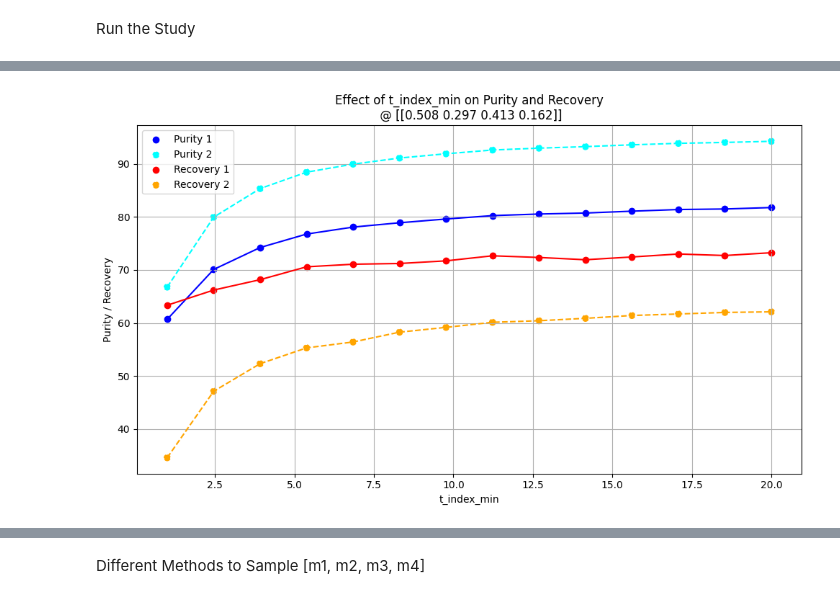
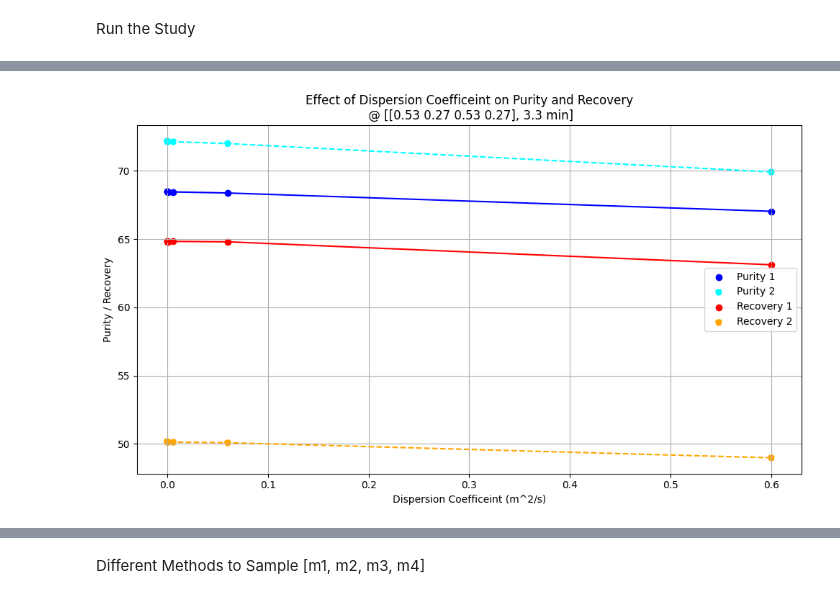
Before and after one commit to Nawa-Punabantu/Opt_Algos, a Jupyter notebook: Da_effect_on_purity.ipynb, the cells around one changed output, grey strips where cells are left out. Saved outputs shown, nothing was run; the diff lists cells and outputs as text; code cells hidden in the pictures.

```diff
--- a/Da_effect_on_purity.ipynb
+++ b/Da_effect_on_purity.ipynb
@@ -1525,8 +1525,6 @@ def get_Pe(Qj, L_col, d_col, D_comp):
   """
   Cacluates Pe for all zones
   """
-  comp_num = len(D_all)
-
   # Calculate the radius
   r_col = d_col / 2
   # Calculate the area of the base
@@ -1543,7 +1541,7 @@ def get_Pe(Qj, L_col, d_col, D_comp):
 def obj_con(X):
   """Feasibility weighted objective; zero if not feasible.
 
-    X = [m1, m2, m3, m4, t_index]
+    X = [m1, m2, m3, m4, t_index, D]
 
   """
   X = np.array(X)
@@ -1556,9 +1554,11 @@ def obj_con(X):
       Rec = np.zeros(2)
       # Unpack and convert to float and np.arrays from torch.tensors:
       m1, m2, m3, m4 = float(X[0]), float(X[1]), float(X[2]),  float(X[3])
-      t_index_min = X[-1]
+      t_index_min = float(X[4])
+      D = float(X[5])
+      D_all = [D,D]
 
-      print(f'[m1, m2, m3, m4]: [{m1}, {m2}, {m3}, {m4}], t_index: {t_index_min}')
+      print(f'[m1, m2, m3, m4]: [{m1}, {m2}, {m3}, {m4}], t_index: {t_index_min}, Dispersion: {D} cm^2/s')
 
       Q_I, Q_II, Q_III, Q_IV = mj_to_Qj(m1, t_index_min, V_col, e), mj_to_Qj(m2, t_index_min, V_col, e), mj_to_Qj(m3, t_index_min, V_col, e), mj_to_Qj(m4, t_index_min, V_col, e)
       Q_internal = np.array([Q_I, Q_II, Q_III, Q_IV]) # cm^3/s
@@ -1580,9 +1580,11 @@ def obj_con(X):
       print(f'----------------------------------')
 
       # print(f'Q_internal type: {type(Q_internal)}')
-
+      # Ref: SMB_inputs = [iso_type, Names, color, num_comp, nx_per_col, e, D_all, Bm, zone_config, L, d_col, d_in, t_index_min, n_num_cycles, Q_internal, parameter_sets]
+      SMB_inputs[6] = D_all # Update Dispersion coefficeints
       SMB_inputs[12] = t_index_min  # Update t_index
       SMB_inputs[14] = Q_internal # Update Q_internal
+
 
       results = SMB(SMB_inputs)
 
@@ -1621,7 +1623,7 @@ def obj_con(X):
           if np.shape(X)[-1] == 4: # when we are generating the initial smaples (we have all the flowrates already)
               # Unpack and convert to float and np.arrays from torch.tensors:
               m1, m2, m3, m4 = float(X[i,0]), float(X[i,1]), float(X[i,2]), float(X[i,3])
-              t_index_min = X[i, -1]
+              t_index_min, D_all = float(X[i, 4]), X[i, 5]
               print(f'[m1, m2, m3, m4]: [{m1}, {m2}, {m3}, {m4}], t_index: {t_index_min}')
               Q_I, Q_II, Q_III, Q_IV = mj_to_Qj(m1), mj_to_Qj(m2), mj_to_Qj(m3), mj_to_Qj(m4)
               Q_internal = np.array([Q_I, Q_II, Q_III, Q_IV]) # cm^3/s
@@ -1658,6 +1660,8 @@ def obj_con(X):
 
           # print(f'Q_internal type: {type(Q_internal)}')
           # Update SMB_inputs:
+          # Ref: SMB_inputs = [iso_type, Names, color, num_comp, nx_per_col, e, D_all, Bm, zone_config, L, d_col, d_in, t_index_min, n_num_cycles, Q_internal, parameter_sets]
+          SMB_inputs[6] = D_all # Update Dispersion coefficeints
           SMB_inputs[12] = t_index_min  # Update t_index
           SMB_inputs[14] = Q_internal # Update Q_internal
 
@@ -1687,23 +1691,23 @@ def obj_con(X):
 # %% [markdown]
 Run the Study
 # %%
-m_0 = 0.5080663274920921
-m_1 = 0.29673869891326793
-m_2 = 0.41276171068203416
-m_3 = 0.16206913168166412
-t_index_min = 3.3 # min
+
 
 import numpy as np
 import matplotlib.pyplot as plt
 
-def Pe_effect(t_min, t_max, n):
+def D_effect(m_0, m_1, m_2, m_3, t_index_min, D_list):
+    #  Initialize
+    n = len(D_list)
     pur = np.zeros((n, 2))
     rec = np.zeros((n, 2))
     Q_internal = np.zeros((n, 4))
-    t_range = np.linspace(t_min, t_max, n)
 
-    for i, t_index_min in enumerate(t_range):
-        X = np.array([m_0, m_1, m_2, m_3, t_index_min])
+    # Unpack
+
+
+    for i, D in enumerate(D_list):
+        X = np.array([m_0, m_1, m_2, m_3, t_index_min, D])
         y = obj_con(X)
         rec[i, :] = y[0]
         pur[i, :] = y[1]
@@ -1712,33 +1716,47 @@ def Pe_effect(t_min, t_max, n):
     # Plotting
     plt.figure(figsize=(10, 6))
 
-    plt.scatter(t_range, pur[:, 0]*100, label='Purity 1', color='blue')
-    plt.scatter(t_range, pur[:, 1]*100, label='Purity 2', color='cyan', linestyle='--')
-    plt.scatter(t_range, rec[:, 0]*100, label='Recovery 1', color='red')
-    plt.scatter(t_range, rec[:, 1]*100, label='Recovery 2', color='orange', linestyle='--')
+    plt.scatter(D_list, pur[:, 0]*100, label='Purity 1', color='blue')
+    plt.scatter(D_list, pur[:, 1]*100, label='Purity 2', color='cyan', linestyle='--')
+    plt.scatter(D_list, rec[:, 0]*100, label='Recovery 1', color='red')
+    plt.scatter(D_list, rec[:, 1]*100, label='Recovery 2', color='orange', linestyle='--')
 
-    plt.plot(t_range, pur[:, 0]*100, color='blue')
-    plt.plot(t_range, pur[:, 1]*100, color='cyan', linestyle='--')
-    plt.plot(t_range, rec[:, 0]*100, color='red')
-    plt.plot(t_range, rec[:, 1]*100, color='orange', linestyle='--')
+    plt.plot(D_list, pur[:, 0]*100, color='blue')
+    plt.plot(D_list, pur[:, 1]*100, color='cyan', linestyle='--')
+    plt.plot(D_list, rec[:, 0]*100, color='red')
+    plt.plot(D_list, rec[:, 1]*100, color='orange', linestyle='--')
 
-    plt.xlabel('t_index_min')
+    plt.xlabel('Dispersion Coefficeint (m^2/s)')
     plt.ylabel('Purity / Recovery')
     mj = np.array([m_0, m_1, m_2, m_3])
-    plt.title(f'Effect of t_index_min on Purity and Recovery\n @ [{np.round(mj, 3)}]')
+    plt.title(f'Effect of Dispersion Coefficeint on Purity and Recovery\n @ [{np.round(mj, 3)}, {t_index_min} min]')
     plt.legend()
     plt.grid(True)
     plt.tight_layout()
     plt.show()
 
-    return rec, pur, Q_internal, t_range
+    return rec, pur, Q_internal
 
 
 
 # Usage
-t_min = 1 # min
-t_max = 20 # min
-n = 14
+# PRAMETERS:
+m_0 = 0.5080663274920921
+m_1 = 0.29673869891326793
+m_2 = 0.41276171068203416
+m_3 = 0.16206913168166412
 
-rec, pur, Q_internal_new, t_range = Pe_effect(t_min, t_max, n)
+
+#  Eq-Traingle Apex:
+m_0 = 0.53
+m_1 = 0.27
+m_2 = 0.53
+m_3 = 0.27
+
+t_index_min = 3.3 # min
+D_list = np.array([6e-1, 6e-2, 6e-3, 6e-4, 6e-5, 6e-6, 6e-7])
+
+
+# APPLY:
+rec, pur, Q_internal_new = D_effect(m_0, m_1, m_2, m_3, t_index_min, D_list)
 # %% [output]
@@ -1761,5 +1779,5 @@ rec1: 0.7324804540158771, rec2: 0.6211629070791863
 ----------------------------------
-[figure, old version]
+[figure, new version]
 # %%
 import numpy as np
 import matplotlib.pyplot as plt
```
Also changed, not shown: parts of 4 cells of this notebook.
